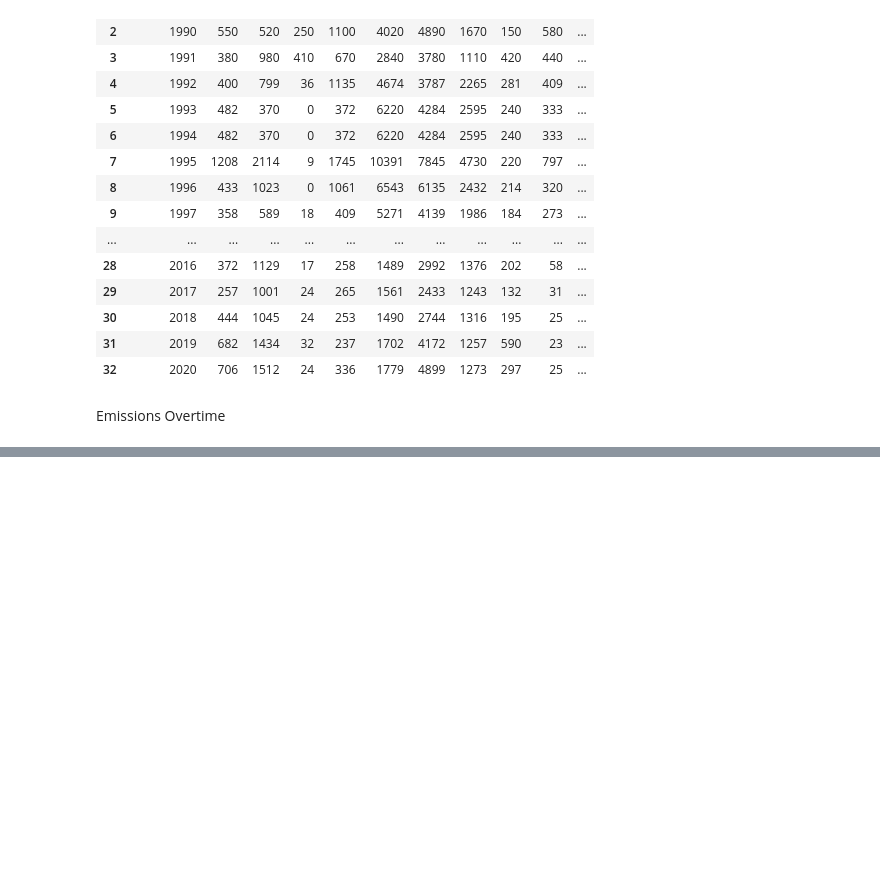
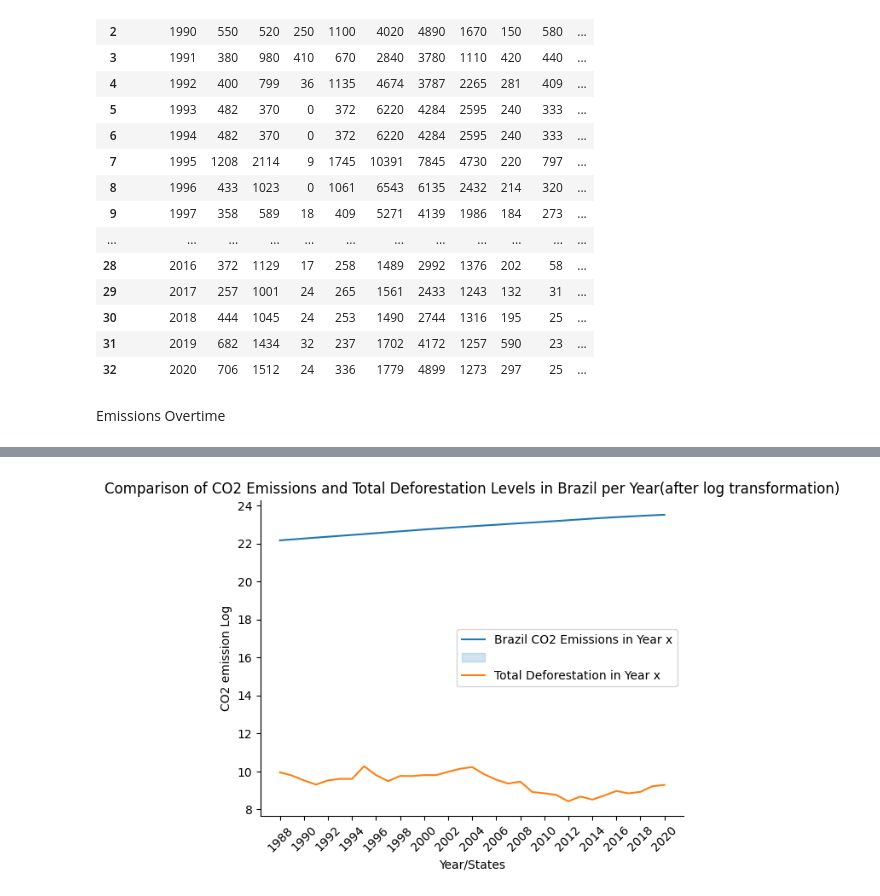
Before and after one commit to Isaac0123/CS418Final, a Jupyter notebook: CS418Analysis.ipynb, the cells around one changed output, grey strips where cells are left out. Saved outputs shown, nothing was run; the diff lists cells and outputs as text; code cells hidden in the pictures; blank space fills up the shorter version.

```diff
--- a/CS418Analysis.ipynb
+++ b/CS418Analysis.ipynb
@@ -70,0 +90,17 @@ plt.gca().spines[['top', 'right',]].set_visible(False)
+# %%
+from matplotlib import pyplot as plt
+sns.lineplot(data=final, x='Year/States', y='CO2 emission Log')
+sns.lineplot(data=final, x='Year/States', y='Total Deforestation Log').set(title="Comparison of CO2 Emissions and Total Deforestation Levels in Brazil per Year(after log transformation)")
+
+
+plt.legend(labels=["Brazil CO2 Emissions in Year x", "", "Total Deforestation in Year x"])
+
+n = 2
+plt.xticks(final['Year/States'][::n], rotation=45)
+
+
+#change xtick interval frequency so its better able to be read
+
+plt.gca().spines[['top', 'right',]].set_visible(False)
+# %% [output]
+[figure, added]
```
Also changed, not shown: parts of 5 cells of this notebook.
